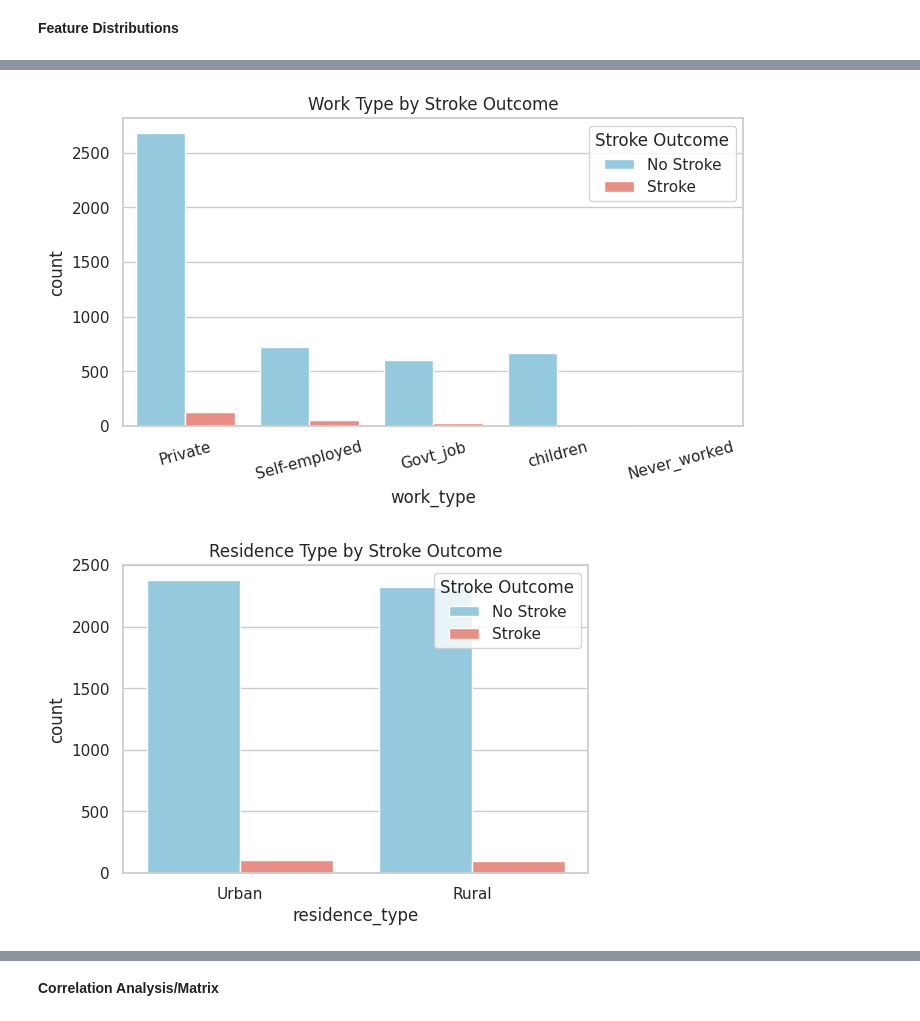
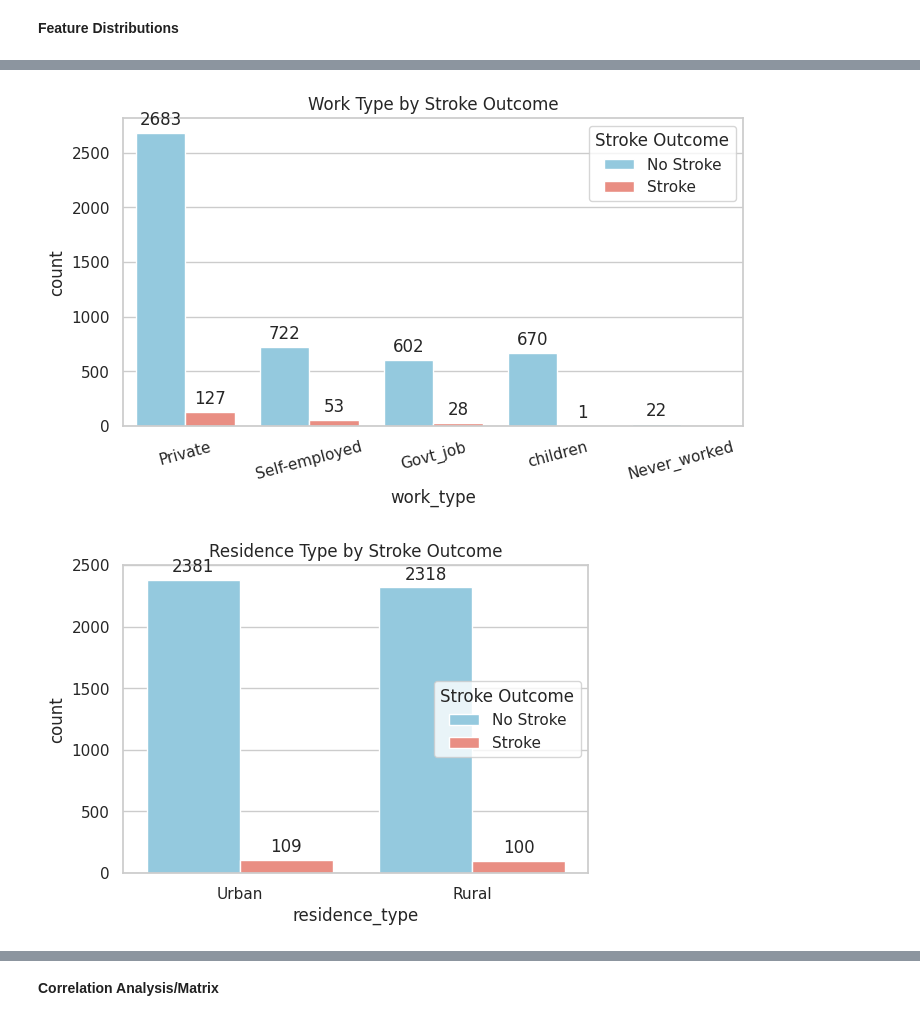
Before and after one commit to Chii2401344/BCS102_Assignment, a Jupyter notebook: BCS102_Assignment.ipynb, the cells around one changed output, grey strips where cells are left out. Saved outputs shown, nothing was run; the diff lists cells and outputs as text; code cells hidden in the pictures.

```diff
--- a/BCS102_Assignment.ipynb
+++ b/BCS102_Assignment.ipynb
@@ -162,6 +162,9 @@ plt.show()
 plt.figure(figsize=(6,4))
 gender_viz = sns.countplot(x="gender", hue="stroke", data=df, palette=stroke_palette)
 plt.title("Gender by Stroke Outcome")
+# Add count labels on each bar
+for container in gender_viz.containers:
+    gender_viz.bar_label(container, padding=3)
 # Update legend to be human-readable
 handles, labels = gender_viz.get_legend_handles_labels()
 gender_viz.legend(handles, ["No Stroke", "Stroke"], title="Stroke Outcome")
@@ -179,6 +182,9 @@ plt.show()
 plt.figure(figsize=(6,4))
 hyper_viz = sns.countplot(x="hypertension", hue="stroke", data=df, palette=stroke_palette)
 plt.title("Hypertension by Stroke Outcome")
+# Add count labels on each bar
+for container in hyper_viz.containers:
+    hyper_viz.bar_label(container, padding=3)
 # Update legend and labels to be human-readable
 handles, labels = hyper_viz.get_legend_handles_labels()
 hyper_viz.legend(handles, ["No Stroke", "Stroke"], title="Stroke Outcome")
@@ -189,6 +195,9 @@ plt.show()
 plt.figure(figsize=(6,4))
 heart_viz = sns.countplot(x="heart_disease", hue="stroke", data=df, palette=stroke_palette)
 plt.title("Heart Disease by Stroke Outcome")
+# Add count labels on each bar
+for container in heart_viz.containers:
+    heart_viz.bar_label(container, padding=3)
 # Update legend and labels to be human-readable
 handles, labels = heart_viz.get_legend_handles_labels()
 heart_viz.legend(handles, ["No Stroke", "Stroke"], title="Stroke Outcome")
@@ -199,6 +208,9 @@ plt.show()
 plt.figure(figsize=(6,4))
 married_viz = sns.countplot(x="ever_married", hue="stroke", data=df, palette=stroke_palette)
 plt.title("Ever Married by Stroke Outcome")
+# Add count labels on each bar
+for container in married_viz.containers:
+    married_viz.bar_label(container, padding=3)
 # Update legend and labels to be human-readable
 handles, labels = married_viz.get_legend_handles_labels()
 married_viz.legend(handles, ["No Stroke", "Stroke"], title="Stroke Outcome")
@@ -208,6 +220,9 @@ plt.show()
 plt.figure(figsize=(8,4))
 work_viz = sns.countplot(x="work_type", hue="stroke", data=df, palette=stroke_palette)
 plt.title("Work Type by Stroke Outcome")
+# Add count labels on each bar
+for container in work_viz.containers:
+    work_viz.bar_label(container, padding=3)
 # Update legend and labels to be human-readable
 handles, labels = work_viz.get_legend_handles_labels()
 work_viz.legend(handles, ["No Stroke", "Stroke"], title="Stroke Outcome")
@@ -218,6 +233,9 @@ plt.show()
 plt.figure(figsize=(6,4))
 res_viz = sns.countplot(x="residence_type", hue="stroke", data=df, palette=stroke_palette)
 plt.title("Residence Type by Stroke Outcome")
+# Add count labels on each bar
+for container in res_viz.containers:
+    res_viz.bar_label(container, padding=3)
 # Update legend and labels to be human-readable
 handles, labels = res_viz.get_legend_handles_labels()
 res_viz.legend(handles, ["No Stroke", "Stroke"], title="Stroke Outcome")
@@ -245,6 +263,9 @@ plt.show()
 plt.figure(figsize=(8,4))
 smoke_viz = sns.countplot(x="smoking_status", hue="stroke", data=df, palette=stroke_palette)
 plt.title("Smoking Status by Stroke Outcome")
+# Add count labels on each bar
+for container in smoke_viz.containers:
+    smoke_viz.bar_label(container, padding=3)
 # Update legend and labels to be human-readable
 handles, labels = smoke_viz.get_legend_handles_labels()
 smoke_viz.legend(handles, ["No Stroke", "Stroke"], title="Stroke Outcome")
@@ -259,4 +280,4 @@ plt.show()
-[figure, old version]
+[figure, new version]
-[figure, old version]
+[figure, new version]
 [figure]
 [figure]
```
Also changed, not shown: parts of 1 cell of this notebook.
